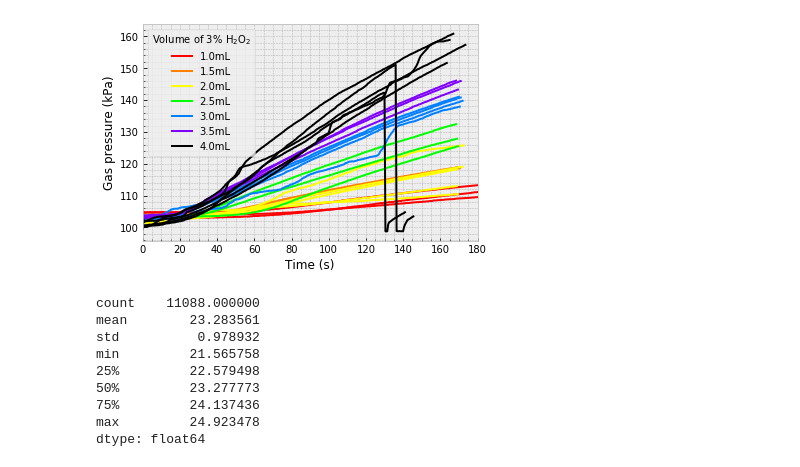
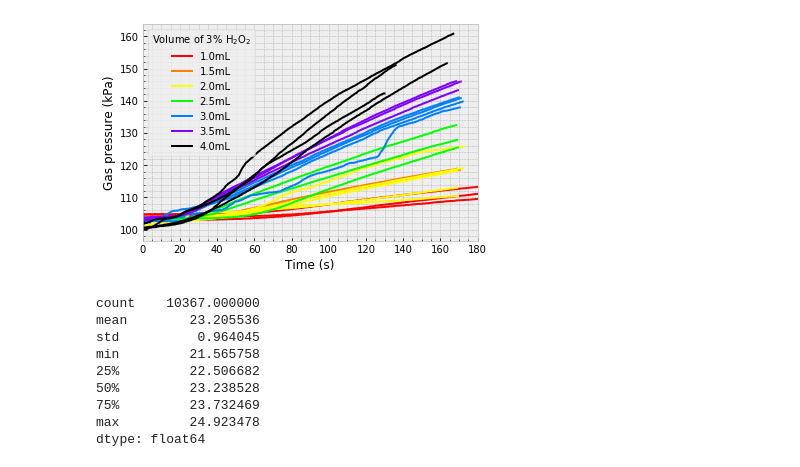
Before and after one commit to Pyxidatol-C/ChemIA, a Jupyter notebook: data/plot.ipynb, the cells around one changed output. Saved outputs shown, nothing was run; the diff lists cells and outputs as text; code cells hidden in the pictures.

```diff
--- a/data/plot.ipynb
+++ b/data/plot.ipynb
@@ -12,7 +12,7 @@ files = [
     ("fe2half", (0, 1, 2)),
     ("fe3", (0, 1, 2, 3)),
     ("fe3half", (0, 1, 2)),
-    ("fe4", (0, 1, 2, 3, 4, 5))
+    ("fe4", (0, 1, 2, 4))
 ]
 labels = [
     "1.0mL",
@@ -33,36 +33,42 @@ colours = ["#ff0000", "#ff8000", "#ffff00",
 ls = []
 
 for i, (fname, fnums) in enumerate(files):
     for fnum in fnums:
         df = pd.read_csv(f"{fname}{fnum}.csv")
         for t in range(1, len(df.time)):
             rate_at_t = (df.Pressure[t] - df.Pressure[t - 1]) / (df.time[t] - df.time[t - 1])
             if rate_at_t >= 1.2:
                 break
         else:
             t = 0
 
-        l, = plt.plot(df.time[t:] - df.time[t],
-                      df.Pressure[t:],
+        for t2 in range(t, len(df.time)):
+            if df.Pressure[t2 - 1] > 110 and df.Pressure[t2] < 110:
+                break
+        else:
+            t2 = len(df.time)
+
+        l, = plt.plot(df.time[t:t2] - df.time[t],
+                      df.Pressure[t:t2],
                       color=colours[i])
         if fnum == max(fnums):
             ls.append(l)
 
 
 plt.xlim(0, 180)
 plt.xlabel("Time (s)")
 plt.ylabel("Gas pressure (kPa)")
 
 plt.legend(ls, labels, title="Volume of 3% $\mathregular{H_2O_2}$")
 
 plt.minorticks_on()
 plt.grid(which='minor')
 
 plt.savefig('raw_data.png', dpi=300)
 
 plt.show()
 # %% [output]
-[figure, old version]
+[figure, new version]
 # %%
 t_df = pd.Series()
 for i, (fname, fnums) in enumerate(files):
@@ -72,12 +78,12 @@ for i, (fname, fnums) in enumerate(files):
 # %%
 t_df.describe()
 # %% [output]
-count    11088.000000
-mean        23.283561
-std          0.978932
+count    10367.000000
+mean        23.205536
+std          0.964045
 min         21.565758
-25%         22.579498
-50%         23.277773
-75%         24.137436
+25%         22.506682
+50%         23.238528
+75%         23.732469
 max         24.923478
 dtype: float64
```
Also changed, not shown: 3 other files.
